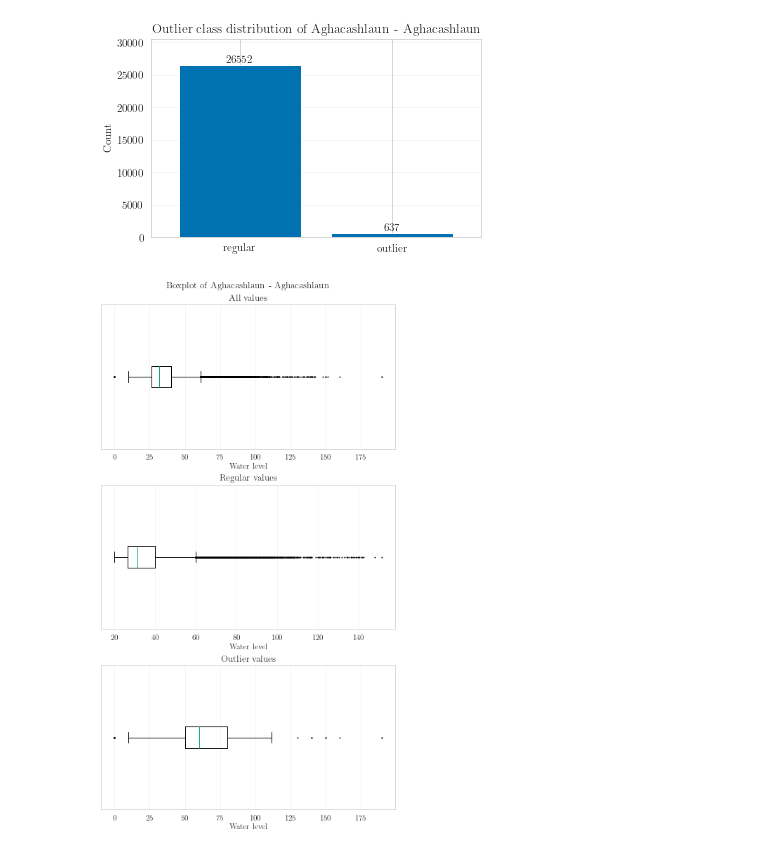
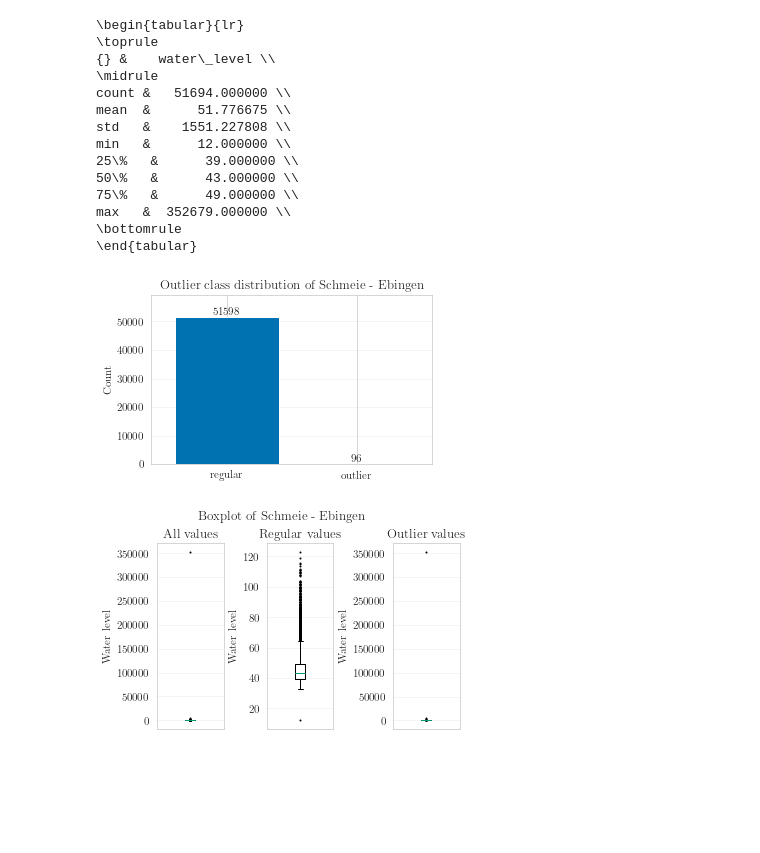
Before and after one commit to cellularegg/bachelor-thesis-code, a Jupyter notebook: explorative_data_analysis.ipynb, the cells around one changed output. Saved outputs shown, nothing was run; the diff lists cells and outputs as text; code cells hidden in the pictures; blank space fills up the shorter version.

Commit message:
updated explorative_data_analysis

```diff
--- a/explorative_data_analysis.ipynb
+++ b/explorative_data_analysis.ipynb
@@ -28,11 +27,16 @@ stations_df = pd.read_csv('./data/stations.csv')
 stations_dict = stations_df.groupby(['common_id']).first().to_dict('index')
 # %%
 common_id = '36022-ie'
+common_id = 'auto-1003803'
 tex_plots_path = f'../bachelor-thesis/plots/pdfs/{common_id}/'
+tex_table_path = f'../bachelor-thesis/tables/{common_id}/'
 if not os.path.exists(tex_plots_path):
     os.makedirs(tex_plots_path)
+if not os.path.exists(tex_table_path):
+    os.makedirs(tex_table_path)
 
-df = pd.read_parquet(f'./data/classified_raw/{common_id}_outliers_classified.parquet')
+df = pd.read_parquet(
+    f'./data/classified_raw/{common_id}_outliers_classified.parquet')
 # %%
 df.info()
 # %% [output]
@@ -62,45 +55,72 @@ display(df.describe())
+# %%
+print(df.describe().to_latex())
+# pd.Styler.to_latex(df.describe())
+# %% [output]
+\begin{tabular}{lr}
+\toprule
+{} &    water\_level \\
+\midrule
+count &   51694.000000 \\
+mean  &      51.776675 \\
+std   &    1551.227808 \\
+min   &      12.000000 \\
+25\%   &      39.000000 \\
+50\%   &      43.000000 \\
+75\%   &      49.000000 \\
+max   &  352679.000000 \\
+\bottomrule
+\end{tabular}
 # %%
 fig, ax = plt.subplots(1, 1, figsize=set_size('thesis'))
-bars = plt.bar(['regular', 'outlier'], df['is_outlier'].value_counts().to_numpy())
-plt.margins(0.1,0.15)
+bars = plt.bar(['regular', 'outlier'],
+               df['is_outlier'].value_counts().to_numpy())
+plt.margins(0.1, 0.15)
 ax.bar_label(bars)
 # plt.xlabel('Is an outlier?')
 plt.ylabel('Count')
-plt.title(f'Outlier class distribution of {stations_dict[common_id]["water_name"]} - {stations_dict[common_id]["station_name"]}')
+plt.title(
+    f'Outlier class distribution of {stations_dict[common_id]["water_name"]} - {stations_dict[common_id]["station_name"]}')
 plt.grid(alpha=0.25, axis='y')
-plt.savefig(f'{tex_plots_path}outlier_class_distribution_{common_id}.pdf', format='pdf', bbox_inches='tight')
+plt.savefig(f'{tex_plots_path}outlier_class_distribution_{common_id}.pdf',
+            format='pdf', bbox_inches='tight')
 # %% [output]
-[figure, old version]
+[figure, new version]
 # %%
-fig, (ax1, ax2, ax3) = plt.subplots(3, 1, constrained_layout=True, figsize=set_size('thesis', subplots=(3, 1)))
+fig, (ax1, ax2, ax3) = plt.subplots(1, 3, constrained_layout=True,
+                                    figsize=set_size('thesis'))
 # fig.subplots_adjust(hspace=0.25)
 
 ax1.set_title('All values')
-ax1.boxplot(df['water_level'].to_numpy(), vert=False, flierprops={'marker': '.', 'markersize': 2})
-ax1.set_xlabel('Water level')
-# Hide y axis
-ax1.get_yaxis().set_visible(False)
+ax1.boxplot(df['water_level'].to_numpy(), vert=True,
+            flierprops={'marker': '.', 'markersize': 2})
+ax1.set_ylabel('Water level')
+# Hide x axis
+ax1.get_xaxis().set_visible(False)
 ax1.grid(alpha=0.25)
 
 ax2.set_title('Regular values')
-ax2.boxplot(df.loc[~df['is_outlier'], 'water_level'].to_numpy(), vert=False, flierprops={'marker': '.', 'markersize': 2})
-ax2.set_xlabel('Water level')
-# Hide y axis
-ax2.get_yaxis().set_visible(False)
+ax2.boxplot(df.loc[~df['is_outlier'], 'water_level'].to_numpy(), vert=True,
+            flierprops={'marker': '.', 'markersize': 2})
+ax2.set_ylabel('Water level')
+# Hide x axis
+ax2.get_xaxis().set_visible(False)
 ax2.grid(alpha=0.25)
 
 ax3.set_title('Outlier values')
-ax3.boxplot(df.loc[df['is_outlier'], 'water_level'].to_numpy(), vert=False, flierprops={'marker': '.', 'markersize': 2})
-ax3.set_xlabel('Water level')
-# Hide y axis
-ax3.get_yaxis().set_visible(False)
+ax3.boxplot(df.loc[df['is_outlier'], 'water_level'].to_numpy(), vert=True,
+            flierprops={'marker': '.', 'markersize': 2})
+ax3.set_ylabel('Water level')
+# Hide x axis
+ax3.get_xaxis().set_visible(False)
 ax3.grid(alpha=0.25)
 
-plt.suptitle(f'Boxplot of {stations_dict[common_id]["water_name"]} - {stations_dict[common_id]["station_name"]}')
+plt.suptitle(
+    f'Boxplot of {stations_dict[common_id]["water_name"]} - {stations_dict[common_id]["station_name"]}')
+# plt.setp((ax1, ax2, ax3), ylim=ax1.get_ylim())
 
-
-plt.savefig(f'{tex_plots_path}boxplot_{common_id}.pdf', format='pdf', bbox_inches='tight')
+plt.savefig(f'{tex_plots_path}boxplot_{common_id}.pdf', format='pdf',
+            bbox_inches='tight')
 # %% [output]
-[figure, old version]
+[figure, new version]
 # %%
 fig, ax = plt.subplots(1, 1, figsize=set_size('thesis'))
```
Also changed, not shown: parts of 20 cells of this notebook.
